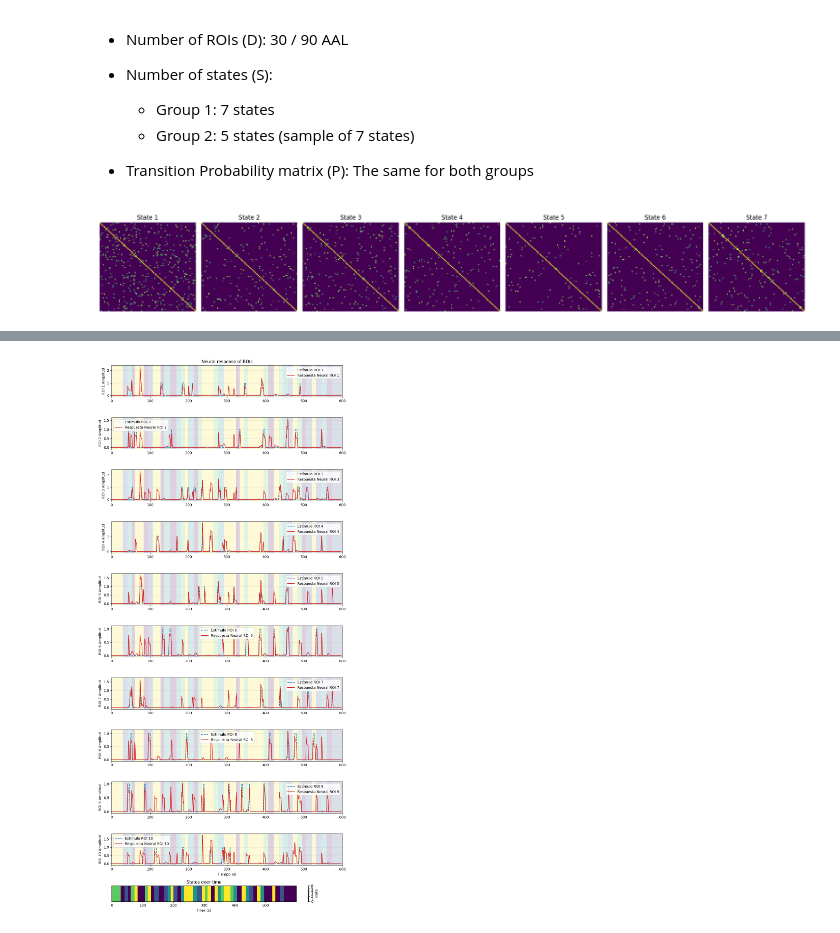
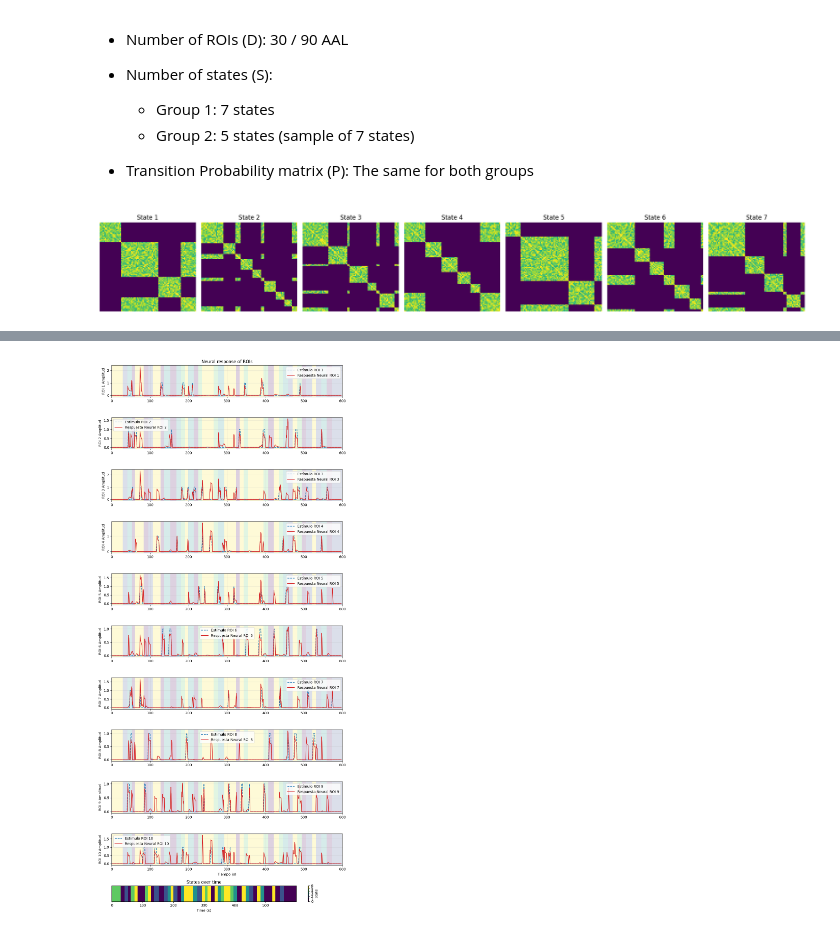
Before and after one commit to JSantis5/Dynamic_Embedding, a Jupyter notebook: Data_Generation.ipynb, the cells around one changed output, grey strips where cells are left out. Saved outputs shown, nothing was run; the diff lists cells and outputs as text; code cells hidden in the pictures.

```diff
--- a/Data_Generation.ipynb
+++ b/Data_Generation.ipynb
@@ -45,21 +46,23 @@ This code generates two groups. The first group will have 7 different connectivi
 # %%
 # Generation of states
 D = 90
 S = 7
 #States of Group 1
 #FC_states1 = dyn_bmn.gen_states_A(S, D, N_conns=[10,15,20,12,10,5,12], sym=True, seed=40) #30 ROIs
 #FC_states1 = dyn_bmn.gen_states_A(S, D, N_conns=[5,4,10,4,6,4,8], sym=True, seed=12) # 10 ROIs
-FC_states1 = dyn_bmn.gen_states_A(S, D, N_conns= [200,90,110,76,60,80,100] ,sym=True)
-
+FC_states1 = dyn_bmn.gen_states_modular_A(S, D, n_modules=(4,9), intra_range=(0.6,1.0),
+                                          n_extra_per_module=50,
+                                          sym=True,
+                                          seed=42)
 # Visualize the matrices in FC_states1
 fig, axes = plt.subplots(1, len(FC_states1), figsize=(20, 3))
 for i, state_matrix in enumerate(FC_states1):
     sns.heatmap(state_matrix, ax=axes[i], cmap='viridis', cbar=False)
     axes[i].set_title(f'State {i+1}')
     axes[i].set_xticks([])
     axes[i].set_yticks([])
 #plt.title("FC matrices of states")
 plt.tight_layout()
 plt.show()
 # %% [output]
-[figure, old version]
+[figure, new version]
```
Also changed, not shown: parts of 13 cells of this notebook.
